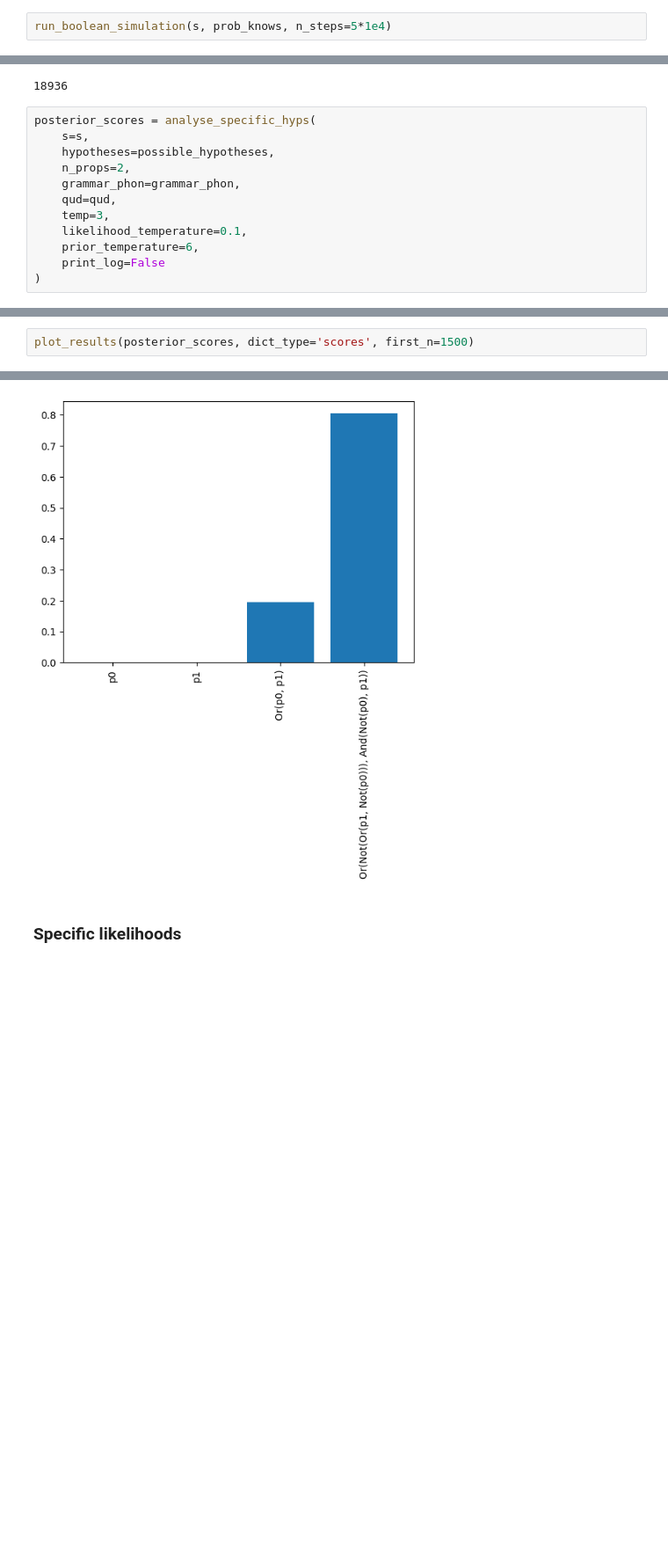
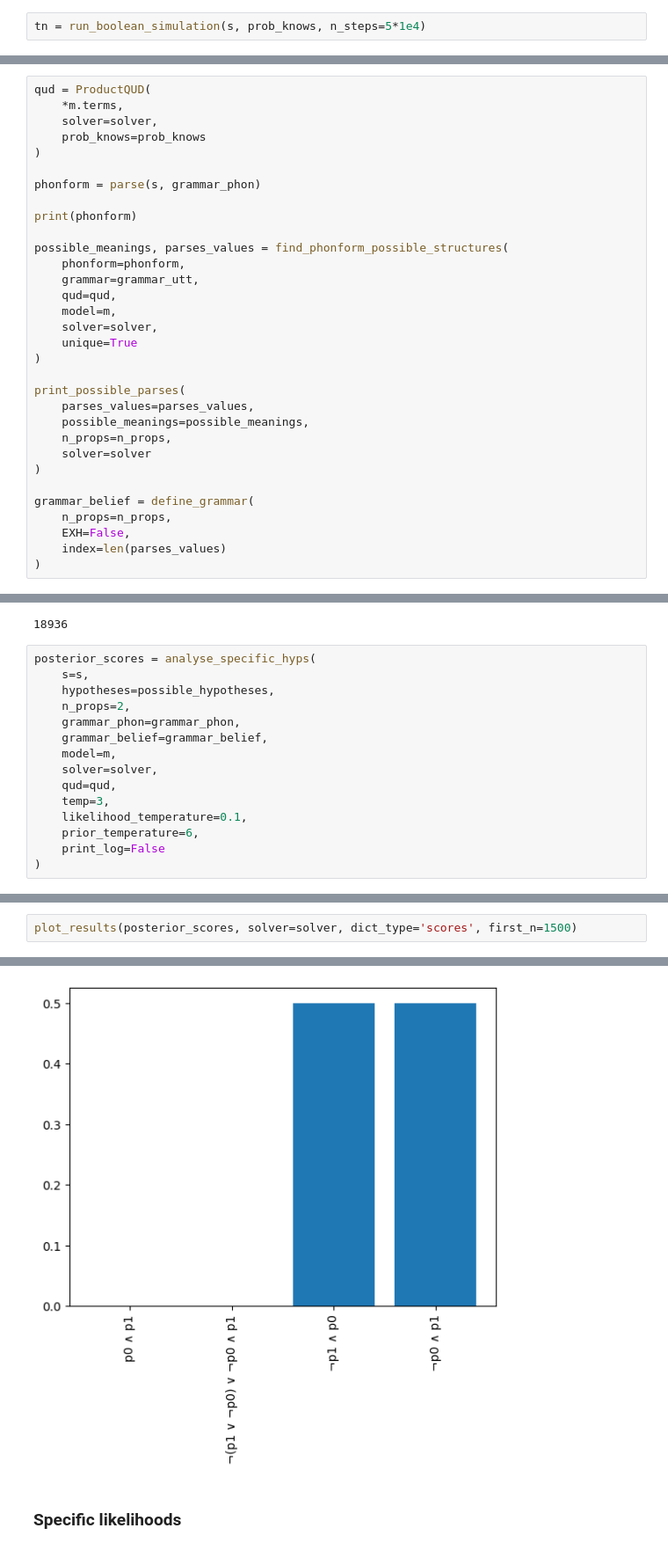
Before and after one commit to thelogicalgrammar/pLoT_RSA, a Jupyter notebook: case_studies/BOOL.ipynb, the cells around one changed output, grey strips where cells are left out. Shown at 88% size. Saved outputs shown, nothing was run; the diff lists cells and outputs as text; blank space fills up the shorter version.

```diff
--- a/case_studies/BOOL.ipynb
+++ b/case_studies/BOOL.ipynb
@@ -348,6 +561,6 @@ s = 'lor( p(i0, M), p(i1, M) )'
 # %%
 prob_knows = 0.9
 # %%
-run_boolean_simulation(s, prob_knows, n_steps=5*1e4)
+tn = run_boolean_simulation(s, prob_knows, n_steps=5*1e4)
 # %% [output]
 lor(p(i0, M), p(i1, M))
@@ -389,0 +602,32 @@ hypotheses = [
+# %%
+qud = ProductQUD(
+    *m.terms,
+    solver=solver,
+    prob_knows=prob_knows
+)
+
+phonform = parse(s, grammar_phon)
+
+print(phonform)
+
+possible_meanings, parses_values = find_phonform_possible_structures(
+    phonform=phonform,
+    grammar=grammar_utt,
+    qud=qud,
+    model=m,
+    solver=solver,
+    unique=True
+)
+
+print_possible_parses(
+    parses_values=parses_values,
+    possible_meanings=possible_meanings,
+    n_props=n_props,
+    solver=solver
+)
+
+grammar_belief = define_grammar(
+    n_props=n_props,
+    EXH=False,
+    index=len(parses_values)
+)
@@ -399,6 +662,9 @@ posterior_scores = analyse_specific_hyps(
     hypotheses=possible_hypotheses,
     n_props=2,
     grammar_phon=grammar_phon,
+    grammar_belief=grammar_belief,
+    model=m,
+    solver=solver,
     qud=qud,
     temp=3,
     likelihood_temperature=0.1,
@@ -424,5 +690,5 @@ Synonymy table:
     0 True  False
     1 False True
 # %%
-plot_results(posterior_scores, dict_type='scores', first_n=1500)
+plot_results(posterior_scores, solver=solver, dict_type='scores', first_n=1500)
 # %% [output]
@@ -430,4 +701,4 @@ plot_results(posterior_scores, dict_type='scores', first_n=1500)
-[figure, old version]
+[figure, new version]
 # %% [markdown]
 ### Specific likelihoods
 # %%
```
Also changed, not shown: parts of 74 cells of this notebook, 20 other files.
